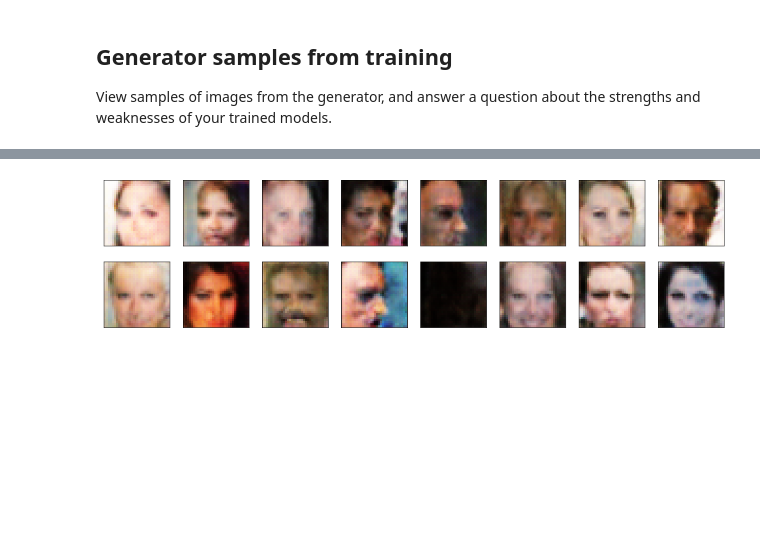
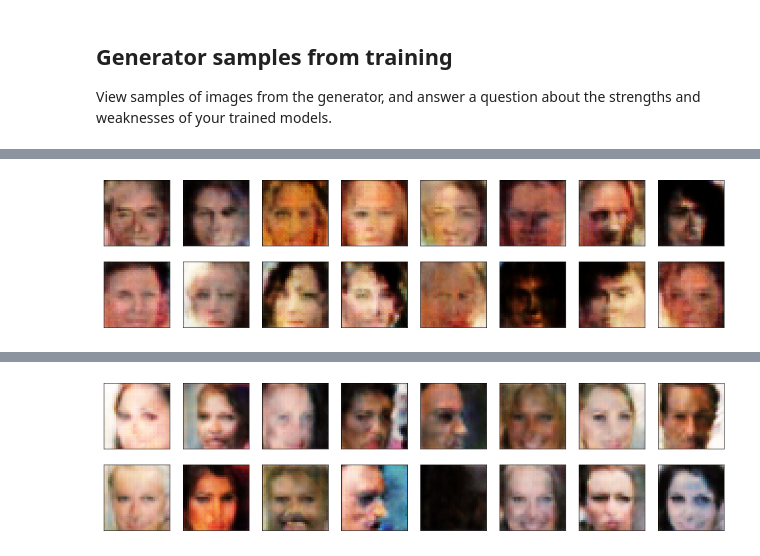
Before and after one commit to ddhartma/Face-Generation-with-DCGANs, a Jupyter notebook: dlnd_face_generation.ipynb, the cells around one changed output, grey strips where cells are left out. Drawn from its saved outputs; the diff is of its cells as text; code cells hidden in the pictures; blank space fills up the shorter version.

```diff
--- a/dlnd_face_generation.ipynb
+++ b/dlnd_face_generation.ipynb
@@ -807,0 +898,9 @@ def view_samples_2(epoch, samples):
+# %%
+# n_epochs = 10
+train_num = 2
+param = 'num_epochs'
+with open('training_results/train_' + str(train_num) + '_' + param + '_samples.pkl', 'rb') as f:
+    samples = pkl.load(f)
+_ = view_samples_2(-1, samples, train_num)
+# %% [output]
+[figure, added]
```
Also changed, not shown: parts of 52 cells of this notebook.
